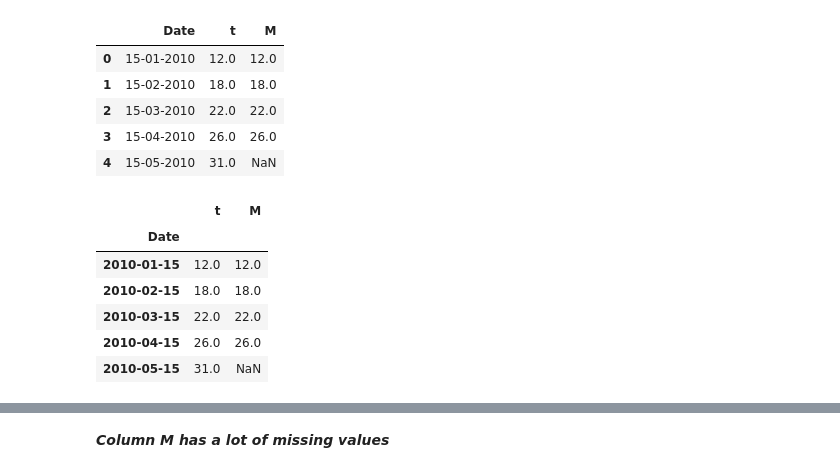
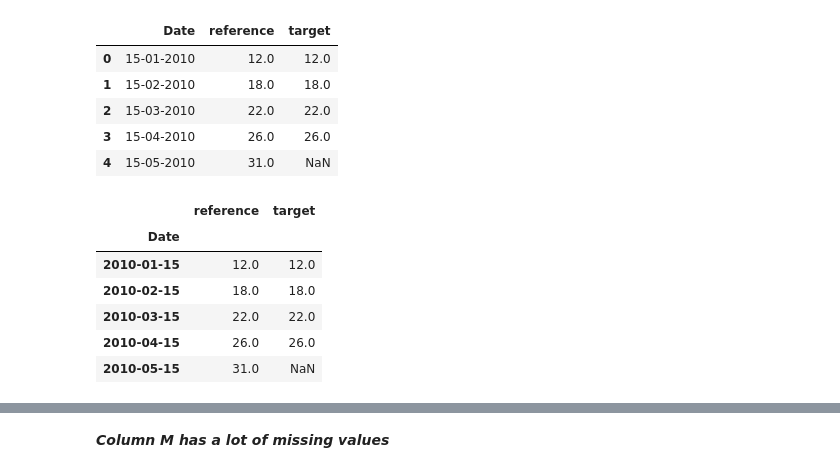
Before and after one commit to drnesr/WaterConsumption, a Jupyter notebook: ImputingTimeSeriesData.ipynb, the cells around one changed output, grey strips where cells are left out. Cells and saved outputs as stored; diff of their text form; code cells hidden in the pictures.

```diff
--- a/ImputingTimeSeriesData.ipynb
+++ b/ImputingTimeSeriesData.ipynb
@@ -16,10 +15,14 @@ from sklearn.metrics import r2_score
 # print(jupyter_data_dir())
 # %%
 # df=pd.read_csv('SampleData2.CSV', index_col='Date')
-df=pd.read_csv('SampleData.CSV')
+
+local_path = 'SampleData.CSV'
+remote_path = "https://raw.githubusercontent.com/drnesr/"\
+              "WaterConsumption/master/SampleData.csv"
+df=pd.read_csv(remote_path)
 df.head()
 # %% [output]
-|  | Date | t | M |
+|  | Date | reference | target |
 | 0 | 15-01-2010 | 12.0 | 12.0 |
 | 1 | 15-02-2010 | 18.0 | 18.0 |
 | 2 | 15-03-2010 | 22.0 | 22.0 |
@@ -31,7 +34,7 @@ df.Date = pd.to_datetime(df.Date, format='%d-%m-%Y')
 df = df.set_index('Date')
 df.head()
 # %% [output]
-|  | t | M |
+|  | reference | target |
 | Date |  |  |
 | 2010-01-15 | 12.0 | 12.0 |
 | 2010-02-15 | 18.0 | 18.0 |
```
Also changed, not shown: parts of 31 cells of this notebook, 18 other files.
